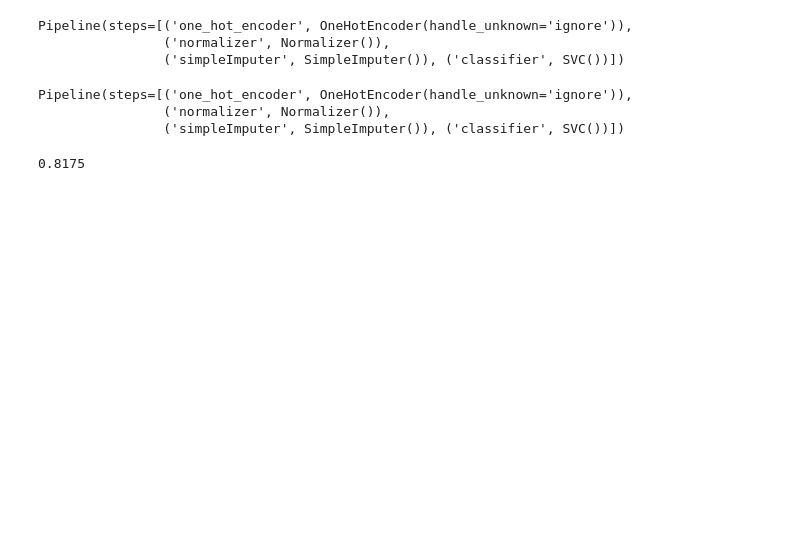
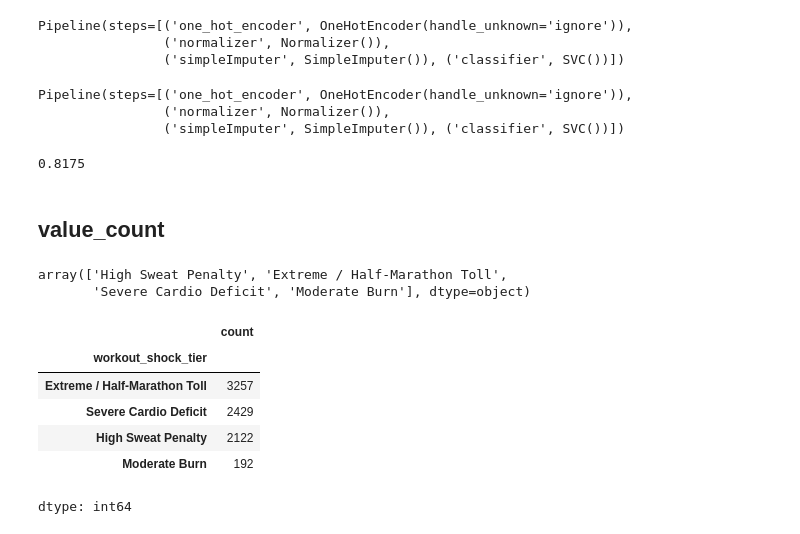
Before and after one commit to fernandyan/MyGoogleColab, a Jupyter notebook: fernand_flask2.ipynb, the cells around one changed output. Cells and saved outputs as stored; diff of their text form; code cells hidden in the pictures; blank space fills up the shorter version.

Commit message:
Criado usando o Colab - value count

```diff
--- a/fernand_flask2.ipynb
+++ b/fernand_flask2.ipynb
@@ -268,3 +270,20 @@ Pipeline(steps=[('one_hot_encoder', OneHotEncoder(handle_unknown='ignore')),
 pipeline_mode.score(X_test, y_test)
 # %% [output]
 0.8175
+# %% [markdown]
+## value_count
+# %%
+y.unique()
+# %% [output]
+array(['High Sweat Penalty', 'Extreme / Half-Marathon Toll',
+       'Severe Cardio Deficit', 'Moderate Burn'], dtype=object)
+# %%
+y.value_counts()
+# %% [output]
+|  | count |
+| workout_shock_tier |  |
+| Extreme / Half-Marathon Toll | 3257 |
+| Severe Cardio Deficit | 2429 |
+| High Sweat Penalty | 2122 |
+| Moderate Burn | 192 |
+dtype: int64
```
Also changed, not shown: parts of 5 cells of this notebook.
